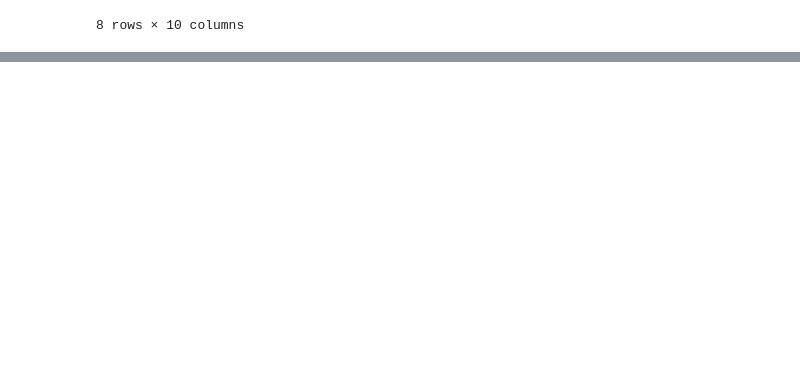
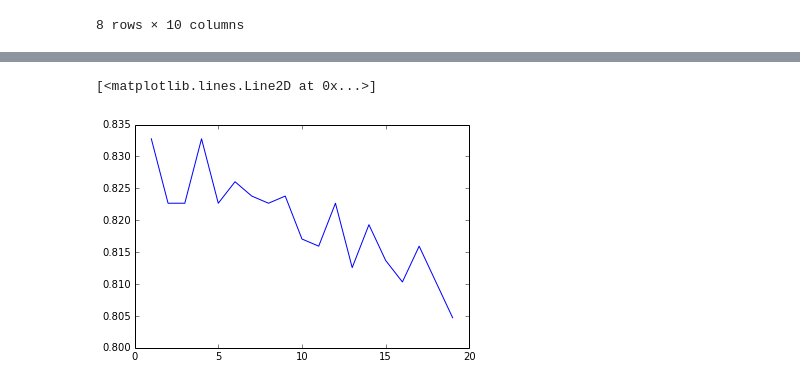
Before and after one commit to minigonche/Kaggle, a Jupyter notebook: titanic/Analisis 2 Dimensional.ipynb, the cells around one changed output, grey strips where cells are left out. Drawn from its saved outputs; the diff is of its cells as text; code cells hidden in the pictures; blank space fills up the shorter version.

```diff
--- a/titanic/Analisis 2 Dimensional.ipynb
+++ b/titanic/Analisis 2 Dimensional.ipynb
@@ -67,0 +212,27 @@ titanic.describe()
+# %%
+%matplotlib inline
+
+#------ Creates the algorithm
+#predictors
+predictors = ["Pclass", "Sex", "Age", "SibSp", "Parch", "Fare", "Embarked", "FamilySize", "NameLength"]
+#predictors = [ "Sex", "Age"]
+
+tot = 20
+s = []
+for leaf in range(1,tot):
+    # Initialize the algorithm class
+    alg = RandomForestClassifier(random_state=1, n_estimators=80, min_samples_split=11, min_samples_leaf=leaf)
+
+    #Calculates the scores for the training dataframe and pronts it
+    scores = cross_validation.cross_val_score(alg, titanic[predictors], titanic["Survived"], cv=3)
+    # print(scores)
+    s.append(scores.mean())
+    #print(scores.mean())
+
+
+x = np.arange(1, tot, 1);
+y = s
+plt.plot(x, y)
+# %% [output]
+[<matplotlib.lines.Line2D at 0x...>]
+[figure, added]
```
Also changed, not shown: parts of 3 cells of this notebook, 1 other file.
